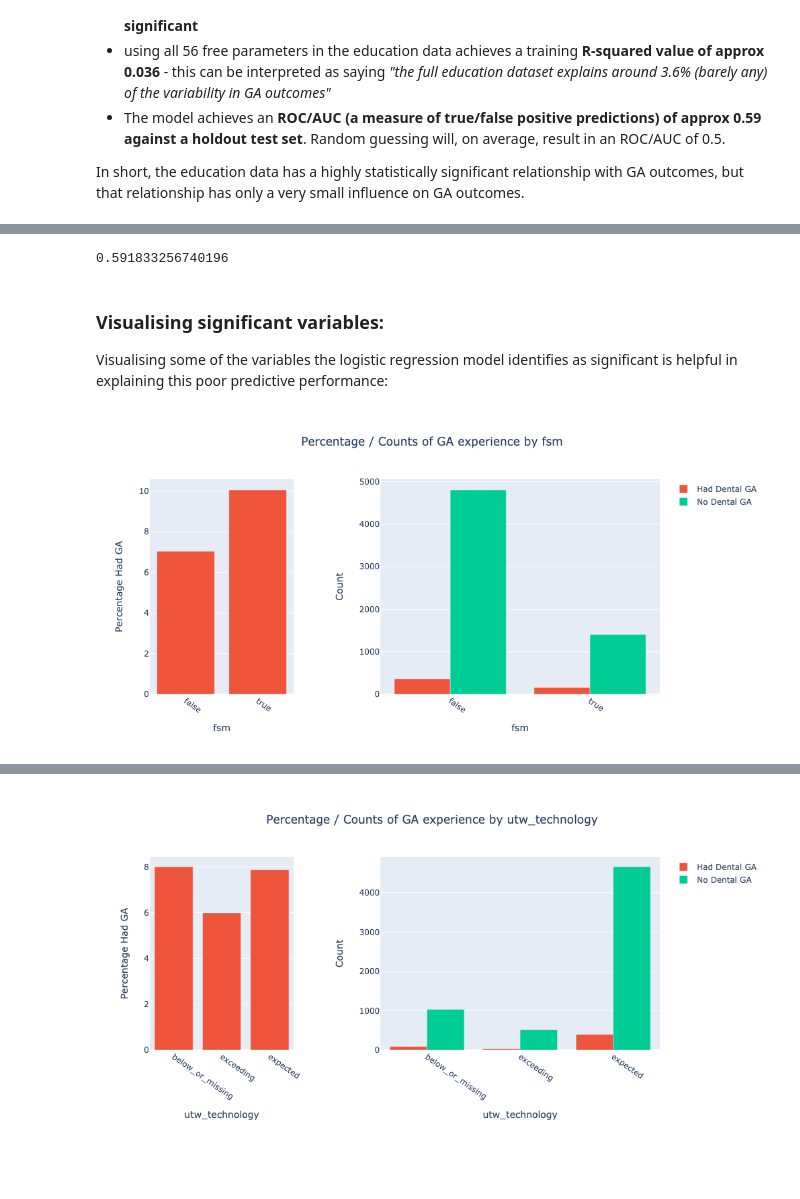
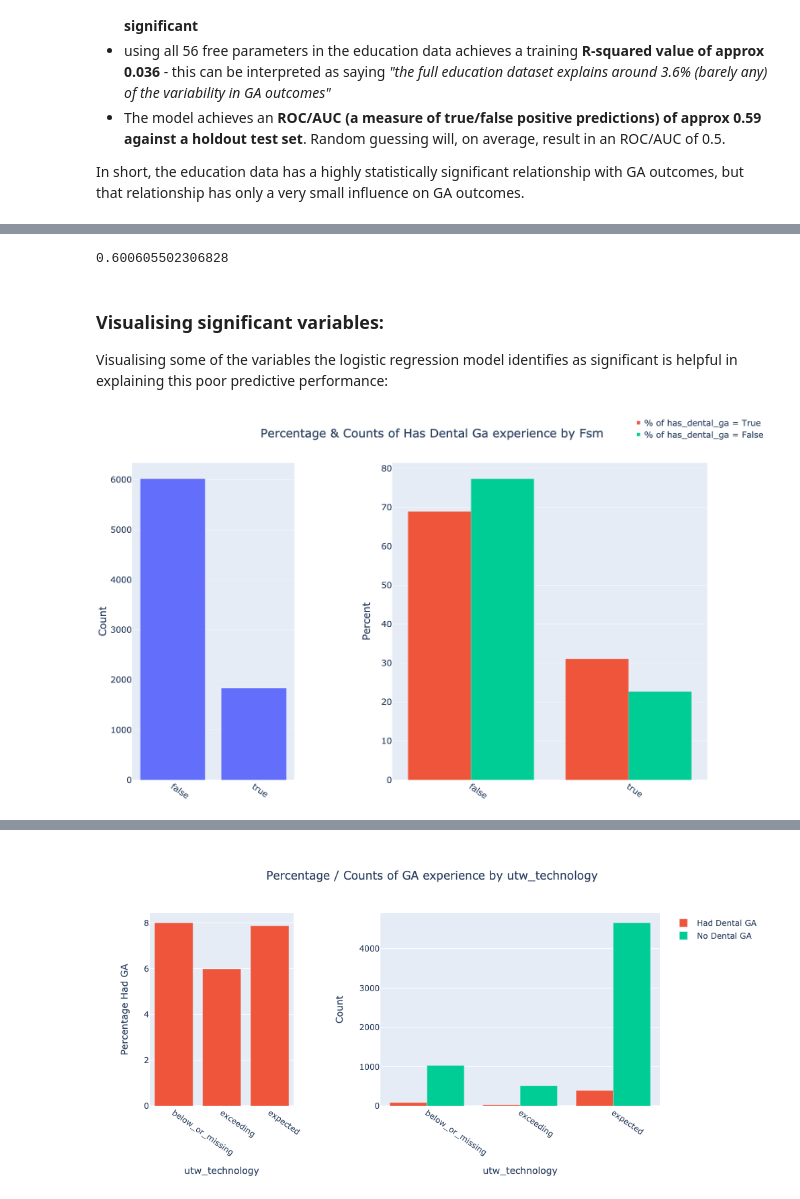
Before and after one commit to samrelins/bib_dental_proj, a Jupyter notebook: exploration/init_findings_report.ipynb, the cells around one changed output, grey strips where cells are left out. Drawn from its saved outputs; the diff is of its cells as text; code cells hidden in the pictures; blank space fills up the shorter version.

```diff
--- a/exploration/init_findings_report.ipynb
+++ b/exploration/init_findings_report.ipynb
@@ -90,14 +115,14 @@ Optimization terminated successfully.
 # %%
-edrecs_y_test, edrecs_X_test = patsify_data(edrecs_test)
+edrecs_y_test, edrecs_X_test = patsify_data(edrecs_test, "has_dental_ga")
 preds = edrecs_lr.predict(edrecs_X_test)
 roc_auc_score(edrecs_y_test, preds)
 # %% [output]
-0.591833256740196
+0.600605502306828
 # %% [markdown]
 ### Visualising significant variables:
 
 Visualising some of the variables the logistic regression model identifies as significant is helpful in explaining this poor predictive performance:
 # %%
-plot_ga_rate_comparison(edrecs_train, "fsm")
+plot_target_rate_comparison(edrecs_train, "fsm", "has_dental_ga")
 # %% [output]
-[figure, old version]
+[figure, new version]
```
Also changed, not shown: parts of 4 cells of this notebook, 14 other files.
